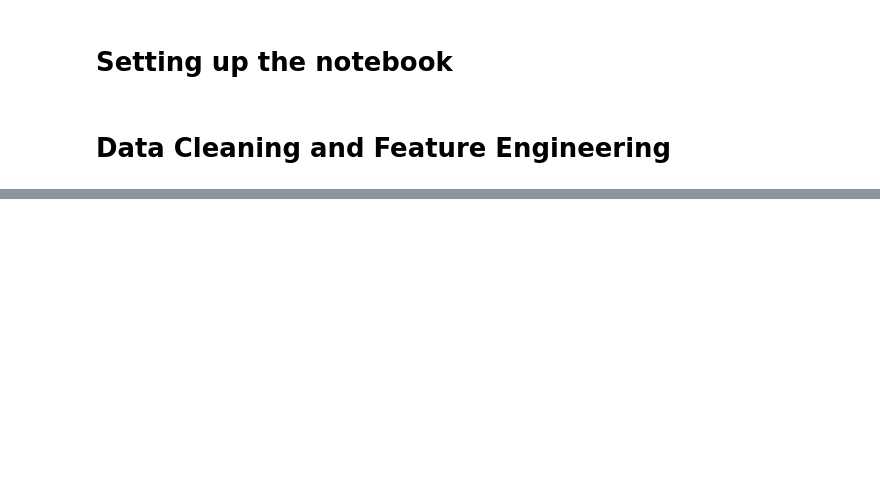
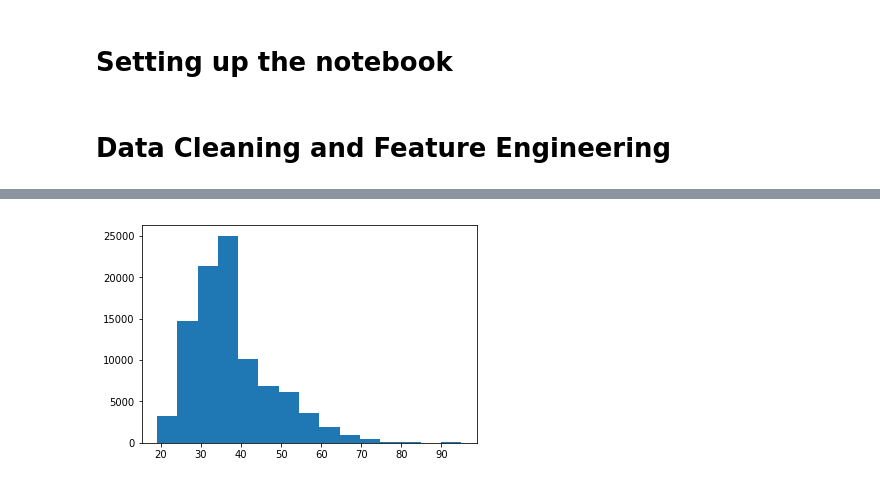
Before and after one commit to rileypredum/lyft_analysis, a Jupyter notebook: dev_df_data_cleaning.ipynb, the cells around one changed output, grey strips where cells are left out. Cells and saved outputs as stored; diff of their text form; code cells hidden in the pictures; blank space fills up the shorter version.

```diff
--- a/dev_df_data_cleaning.ipynb
+++ b/dev_df_data_cleaning.ipynb
@@ -98,0 +117,11 @@ dev_df_with_cost.head()
+# %%
+# simplify the name of the df
+dev_df = dev_df_with_cost
+
+dev_df = dev_df[dev_df['age'] < 100]
+# %%
+age = dev_df['age']
+
+plt.hist(x=age, bins = 15);
+# %% [output]
+[figure, added]
```
Also changed, not shown: parts of 10 cells of this notebook.
